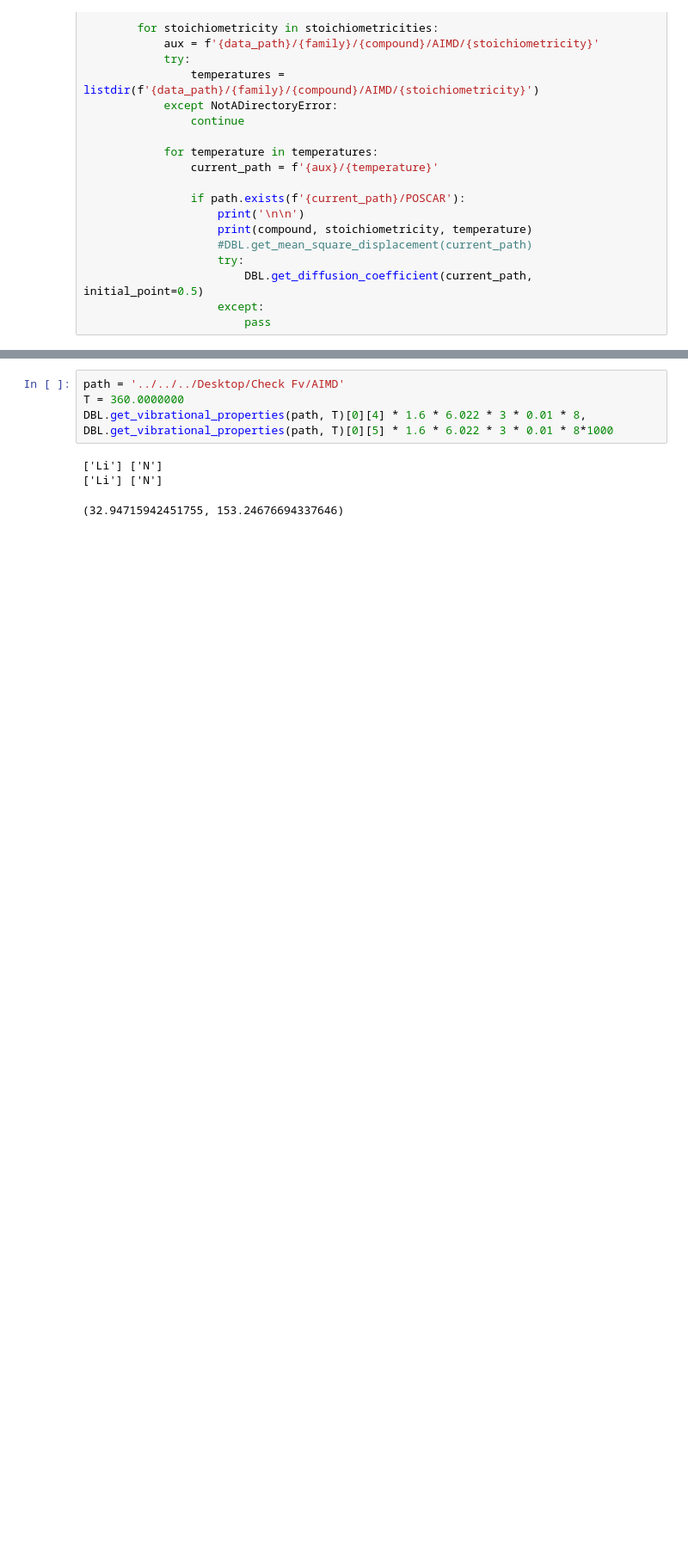
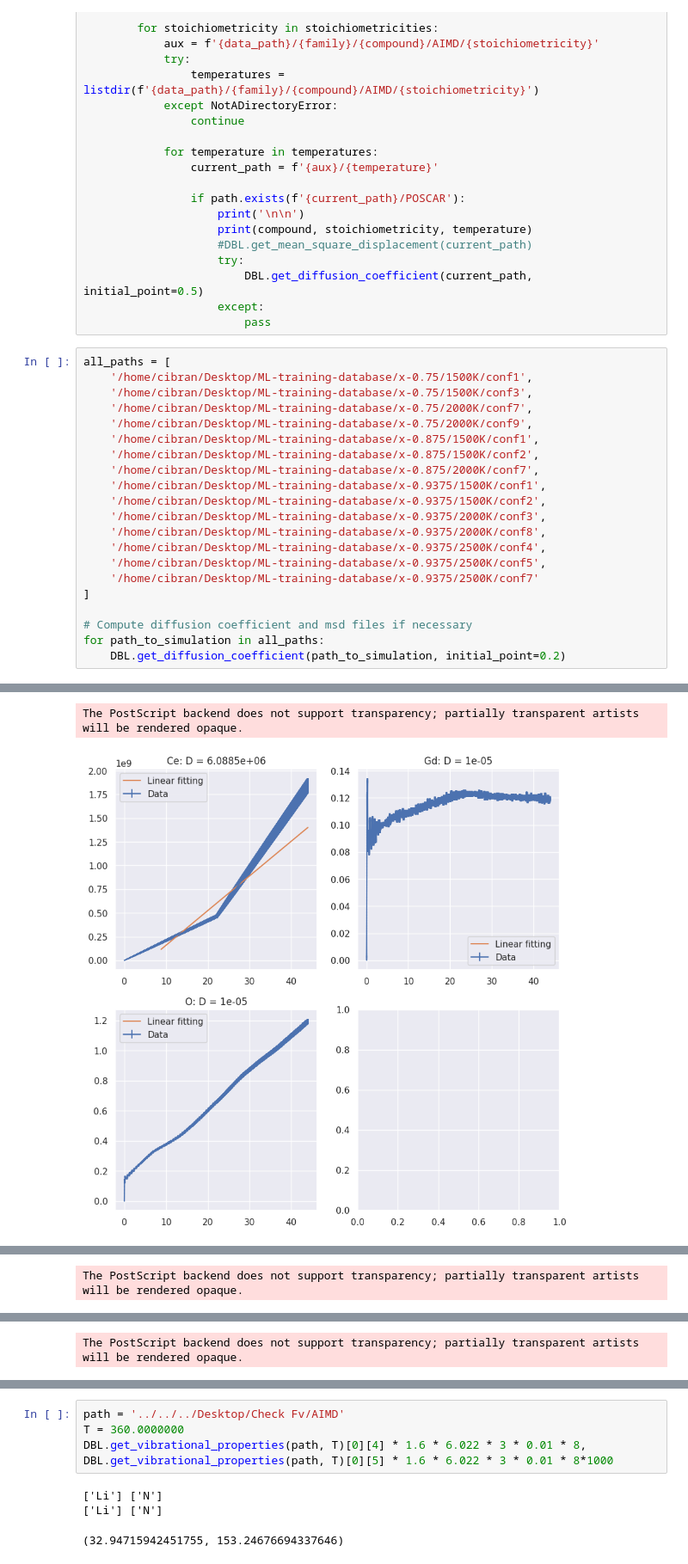
Before and after one commit to CibranLopez/Database, a Jupyter notebook: Incorporate_data.ipynb, the cells around one changed output, grey strips where cells are left out. Shown: that part at 86% size. Drawn from its saved outputs; the diff is of its cells as text; blank space fills up the shorter version.

```diff
--- a/Incorporate_data.ipynb
+++ b/Incorporate_data.ipynb
@@ -47,3 +47,25 @@ for family in families:
                         DBL.get_diffusion_coefficient(current_path, initial_point=0.5)
                     except:
                         pass
+# %%
+all_paths = [
+    '/home/cibran/Desktop/ML-training-database/x-0.75/1500K/conf1',
+    '/home/cibran/Desktop/ML-training-database/x-0.75/1500K/conf3',
+    '/home/cibran/Desktop/ML-training-database/x-0.75/2000K/conf7',
+    '/home/cibran/Desktop/ML-training-database/x-0.75/2000K/conf9',
+    '/home/cibran/Desktop/ML-training-database/x-0.875/1500K/conf1',
+    '/home/cibran/Desktop/ML-training-database/x-0.875/1500K/conf2',
+    '/home/cibran/Desktop/ML-training-database/x-0.875/2000K/conf7',
+    '/home/cibran/Desktop/ML-training-database/x-0.9375/1500K/conf1',
+    '/home/cibran/Desktop/ML-training-database/x-0.9375/1500K/conf2',
+    '/home/cibran/Desktop/ML-training-database/x-0.9375/2000K/conf3',
+    '/home/cibran/Desktop/ML-training-database/x-0.9375/2000K/conf8',
+    '/home/cibran/Desktop/ML-training-database/x-0.9375/2500K/conf4',
+    '/home/cibran/Desktop/ML-training-database/x-0.9375/2500K/conf5',
+    '/home/cibran/Desktop/ML-training-database/x-0.9375/2500K/conf7'
+]
+
+# Compute diffusion coefficient and msd files if necessary
+for path_to_simulation in all_paths:
+    DBL.get_diffusion_coefficient(path_to_simulation, initial_point=0.2)
+# %% [output]
@@ -49,0 +90,2 @@ for family in families:
+The PostScript backend does not support transparency; partially transparent artists will be rendered opaque.
+[figure, added]
@@ -49,0 +111 @@ for family in families:
+The PostScript backend does not support transparency; partially transparent artists will be rendered opaque.
@@ -49,0 +132 @@ for family in families:
+The PostScript backend does not support transparency; partially transparent artists will be rendered opaque.
```
Also changed, not shown: parts of 5 cells of this notebook, 3 other files.
